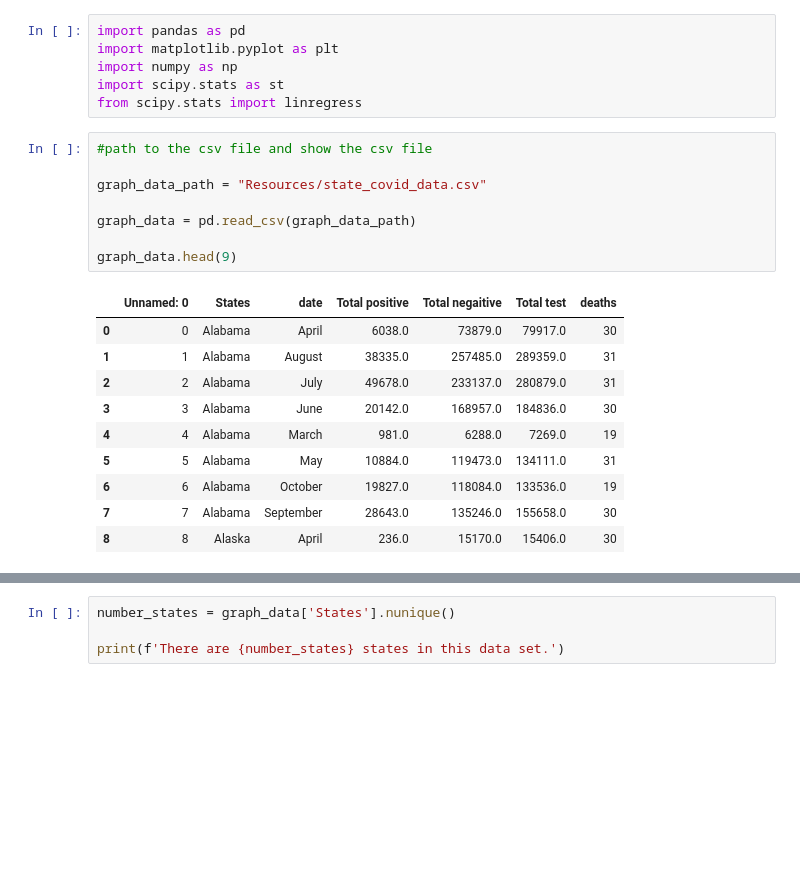
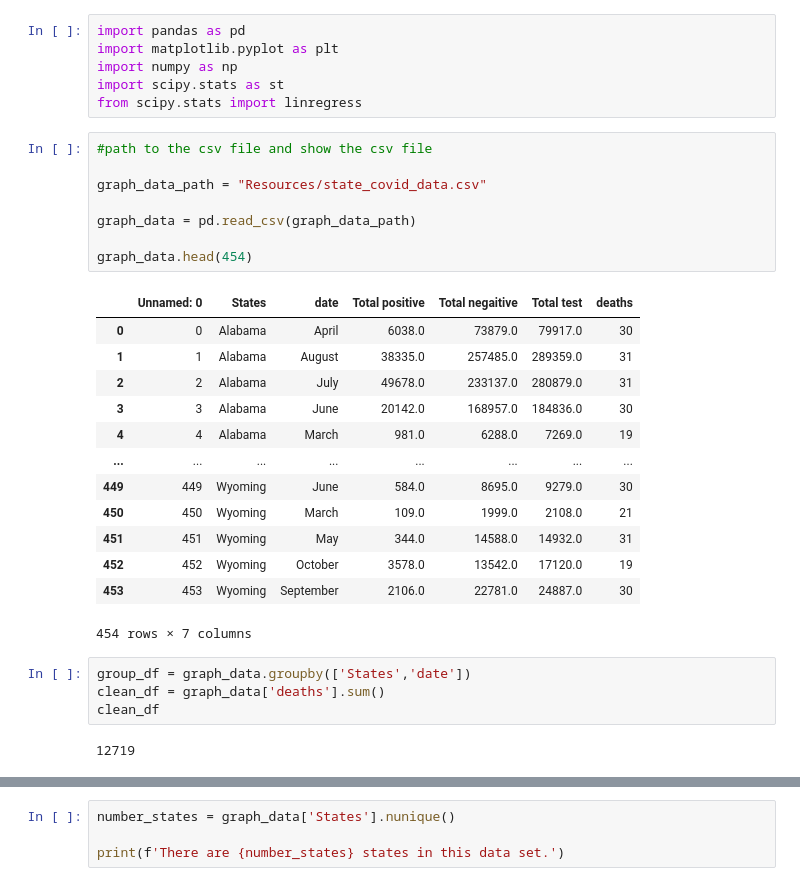
Before and after one commit to carrillofatima/UCI_Project-1_Group, a Jupyter notebook: state_covid_graphs.ipynb, the cells around one changed output, grey strips where cells are left out. Saved outputs shown, nothing was run; the diff lists cells and outputs as text; blank space fills up the shorter version.

```diff
--- a/state_covid_graphs.ipynb
+++ b/state_covid_graphs.ipynb
@@ -7,22 +7,31 @@ from scipy.stats import linregress
 # %%
 #path to the csv file and show the csv file
 
 graph_data_path = "Resources/state_covid_data.csv"
 
 graph_data = pd.read_csv(graph_data_path)
 
-graph_data.head(9)
+graph_data.head(454)
 # %% [output]
 |  | Unnamed: 0 | States | date | Total positive | Total negaitive | Total test | deaths |
 | 0 | 0 | Alabama | April | 6038.0 | 73879.0 | 79917.0 | 30 |
 | 1 | 1 | Alabama | August | 38335.0 | 257485.0 | 289359.0 | 31 |
 | 2 | 2 | Alabama | July | 49678.0 | 233137.0 | 280879.0 | 31 |
 | 3 | 3 | Alabama | June | 20142.0 | 168957.0 | 184836.0 | 30 |
 | 4 | 4 | Alabama | March | 981.0 | 6288.0 | 7269.0 | 19 |
-| 5 | 5 | Alabama | May | 10884.0 | 119473.0 | 134111.0 | 31 |
-| 6 | 6 | Alabama | October | 19827.0 | 118084.0 | 133536.0 | 19 |
-| 7 | 7 | Alabama | September | 28643.0 | 135246.0 | 155658.0 | 30 |
-| 8 | 8 | Alaska | April | 236.0 | 15170.0 | 15406.0 | 30 |
+| ... | ... | ... | ... | ... | ... | ... | ... |
+| 449 | 449 | Wyoming | June | 584.0 | 8695.0 | 9279.0 | 30 |
+| 450 | 450 | Wyoming | March | 109.0 | 1999.0 | 2108.0 | 21 |
+| 451 | 451 | Wyoming | May | 344.0 | 14588.0 | 14932.0 | 31 |
+| 452 | 452 | Wyoming | October | 3578.0 | 13542.0 | 17120.0 | 19 |
+| 453 | 453 | Wyoming | September | 2106.0 | 22781.0 | 24887.0 | 30 |
+454 rows × 7 columns
+# %%
+group_df = graph_data.groupby(['States','date'])
+clean_df = graph_data['deaths'].sum()
+clean_df
+# %% [output]
+12719
 # %%
 #count the number of unique values in the States Column
 
```
Also changed, not shown: parts of 6 cells of this notebook.
